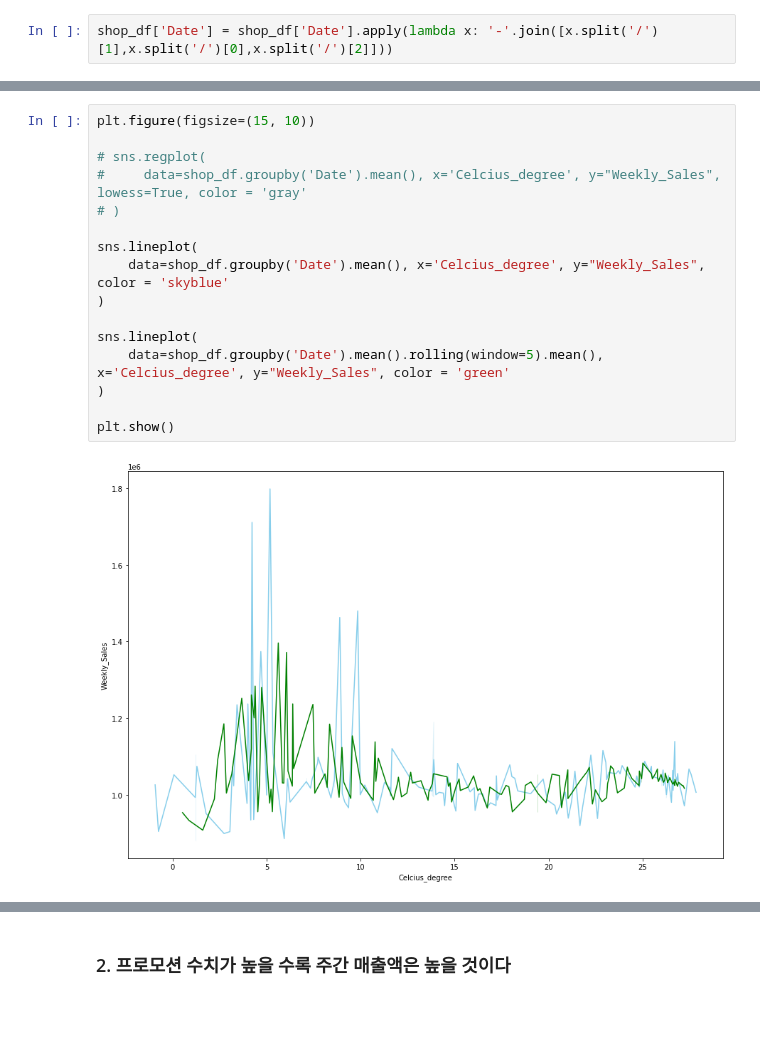
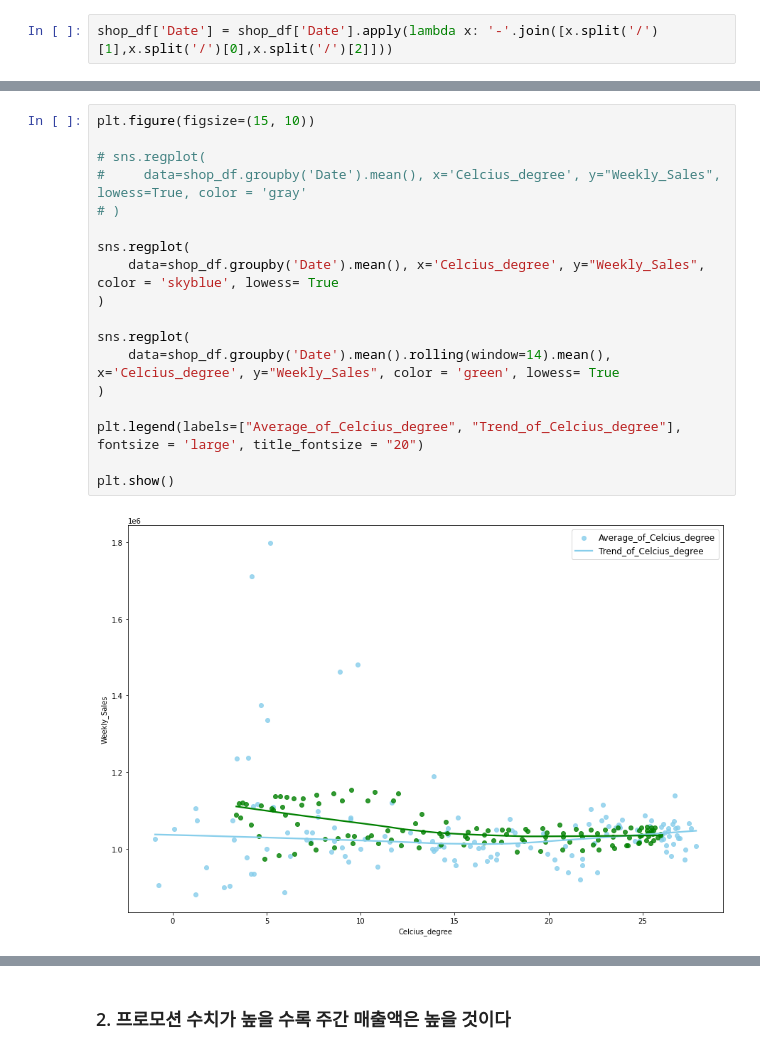
Before and after one commit to jsw6872/DataScience-ML-Spring, a Jupyter notebook: teamlabxinflearn/week_4/vizualization/assignment/sales_shopping_mall_branch.ipynb, the cells around one changed output, grey strips where cells are left out. Saved outputs shown, nothing was run; the diff lists cells and outputs as text; blank space fills up the shorter version.

```diff
--- a/teamlabxinflearn/week_4/vizualization/assignment/sales_shopping_mall_branch.ipynb
+++ b/teamlabxinflearn/week_4/vizualization/assignment/sales_shopping_mall_branch.ipynb
@@ -122,21 +127,23 @@ shop_df['Month_Year'] = shop_df["Date"].apply(lambda x: x.strftime('%Y-%m'))
 # %%
 plt.figure(figsize=(15, 10))
 
 # sns.regplot(
 #     data=shop_df.groupby('Date').mean(), x='Celcius_degree', y="Weekly_Sales", lowess=True, color = 'gray'
 # )
 
-sns.lineplot(
-    data=shop_df.groupby('Date').mean(), x='Celcius_degree', y="Weekly_Sales", color = 'skyblue'
+sns.regplot(
+    data=shop_df.groupby('Date').mean(), x='Celcius_degree', y="Weekly_Sales", color = 'skyblue', lowess= True
 )
 
-sns.lineplot(
-    data=shop_df.groupby('Date').mean().rolling(window=5).mean(), x='Celcius_degree', y="Weekly_Sales", color = 'green'
+sns.regplot(
+    data=shop_df.groupby('Date').mean().rolling(window=14).mean(), x='Celcius_degree', y="Weekly_Sales", color = 'green', lowess= True
 )
 
+plt.legend(labels=["Average_of_Celcius_degree", "Trend_of_Celcius_degree"],  fontsize = 'large', title_fontsize = "20")
+
 plt.show()
 # %% [output]
-[figure, old version]
+[figure, new version]
 # %%
 fig = go.Figure()
 # fig = ms(specs=[[{'secondary_y': True}]])
```
Also changed, not shown: parts of 15 cells of this notebook.
